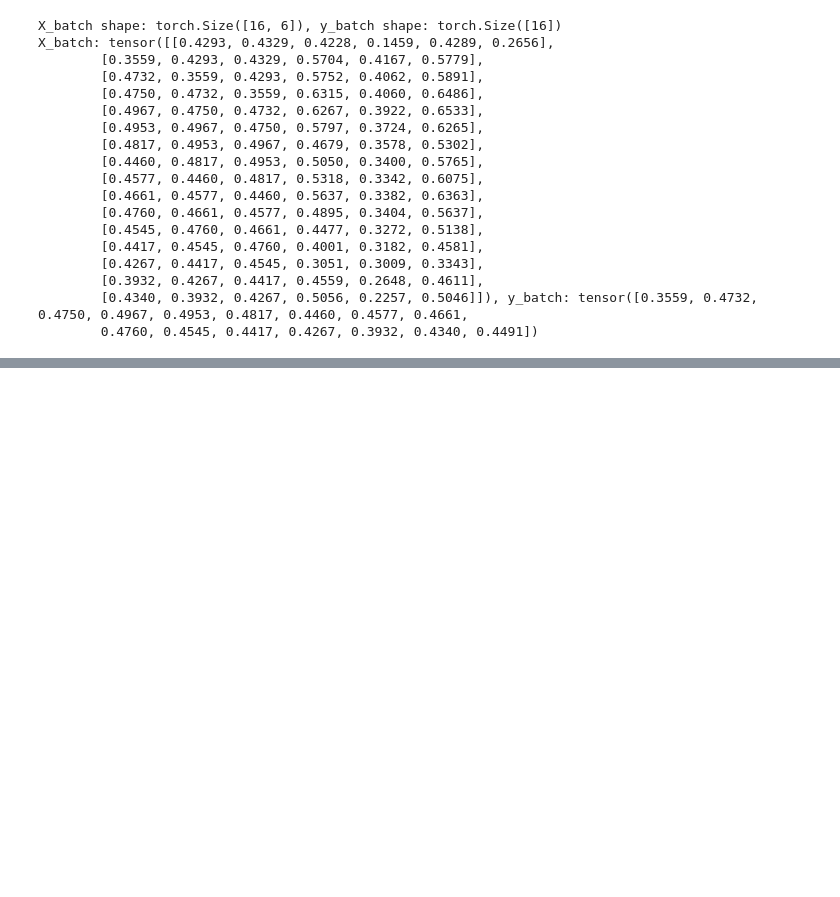
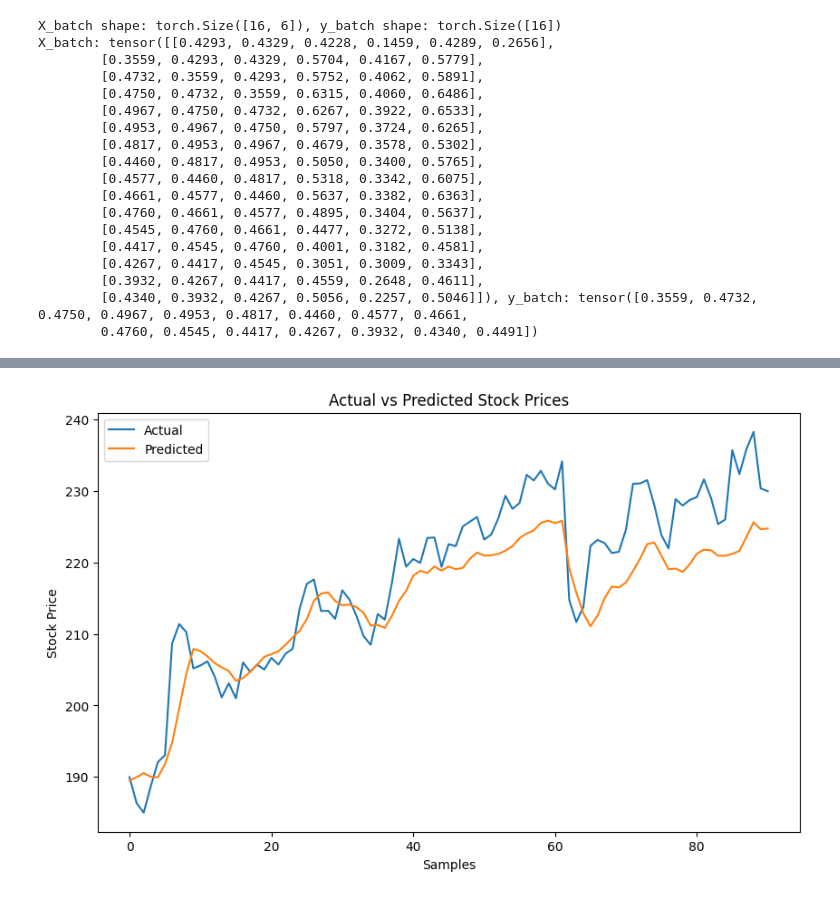
Before and after one commit to EmD4blju/kalman_stock_prediction, a Jupyter notebook: src/app/enhanced_model.ipynb, the cells around one changed output, grey strips where cells are left out. Saved outputs shown, nothing was run; the diff lists cells and outputs as text; code cells hidden in the pictures; blank space fills up the shorter version.

```diff
--- a/src/app/enhanced_model.ipynb
+++ b/src/app/enhanced_model.ipynb
@@ -293,0 +298,19 @@ print(f'Test RMSE: {test_rmse:.4f}')
+# %%
+import numpy as np
+predictions = scaler_y.inverse_transform(np.array(predictions).reshape(-1, 1)).flatten()
+actuals = scaler_y.inverse_transform(np.array(actuals).reshape(-1, 1)).flatten()
+errors = actuals - predictions
+# %%
+import matplotlib.pyplot as plt
+import seaborn as sns
+
+plt.figure(figsize=(10, 6))
+sns.lineplot(x=range(len(actuals)), y=actuals, label='Actual')
+sns.lineplot(x=range(len(predictions)), y=predictions, label='Predicted')
+plt.xlabel('Samples')
+plt.ylabel('Stock Price')
+plt.title('Actual vs Predicted Stock Prices')
+plt.legend()
+plt.show()
+# %% [output]
+[figure, added]
```
Also changed, not shown: parts of 8 cells of this notebook.
